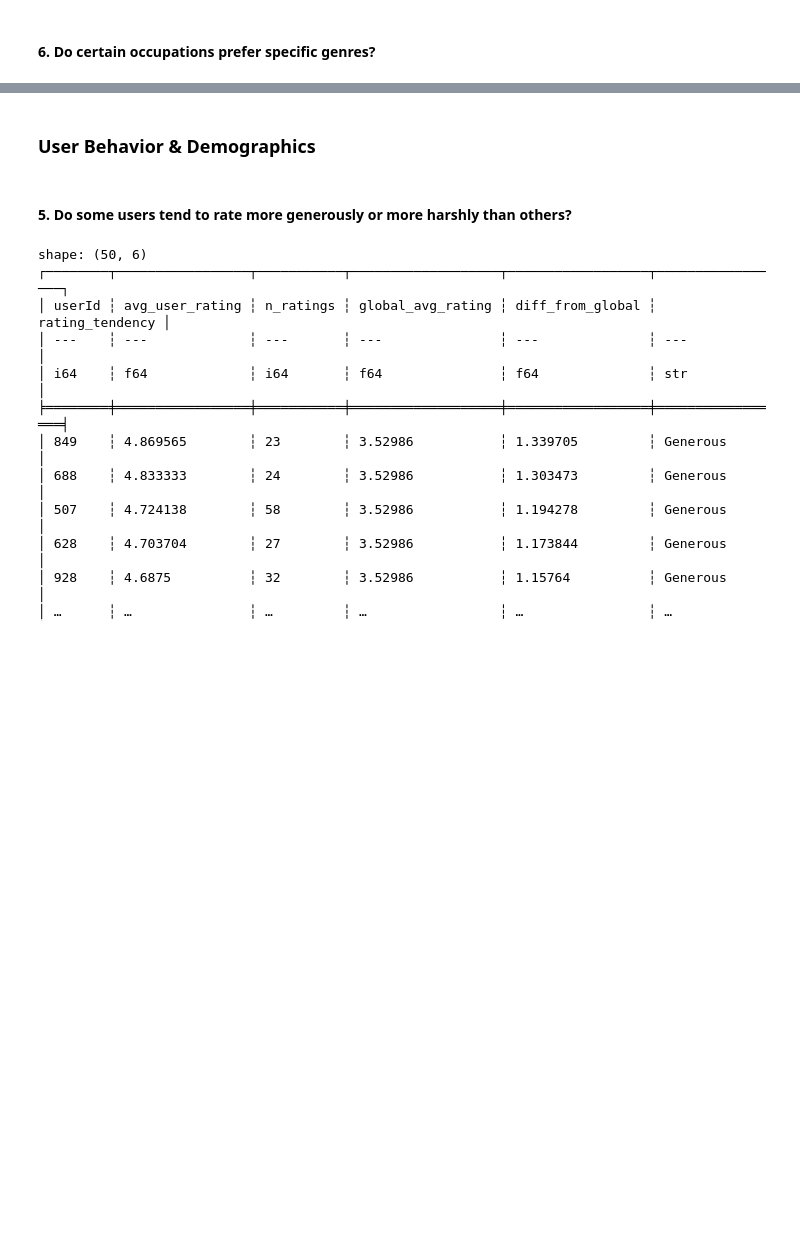
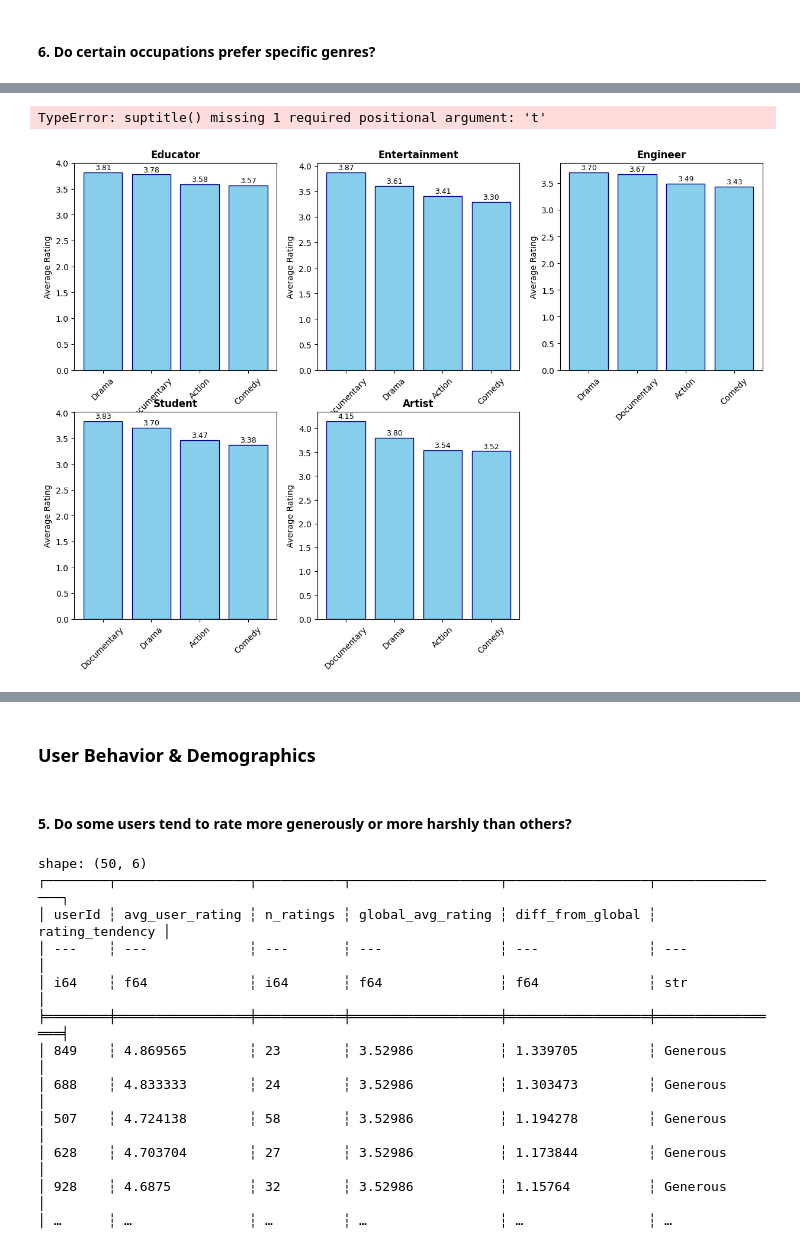
Before and after one commit to GoncaloBento/movielens-aws-duckdb, a Jupyter notebook: notebooks/data_base_handler.ipynb, the cells around one changed output, grey strips where cells are left out. Saved outputs shown, nothing was run; the diff lists cells and outputs as text; code cells hidden in the pictures; blank space fills up the shorter version.

```diff
--- a/notebooks/data_base_handler.ipynb
+++ b/notebooks/data_base_handler.ipynb
@@ -922,0 +964,37 @@ shape: (377, 4)
+# %%
+# Create subplots for each profession
+fig, axes = plt.subplots(2, 3, figsize=(15, 10))
+axes = axes.flatten()
+
+for i, occupation in enumerate(selected_occupations):
+    if i < len(axes):
+        occ_data = plot_data[plot_data['occupation'] == occupation]
+
+        # Sort by rating for better visualization
+        occ_data = occ_data.sort_values('avg_rating', ascending=False)
+
+        bars = axes[i].bar(occ_data['genre'], occ_data['avg_rating'],
+                          color='skyblue', edgecolor='navy')
+
+        axes[i].set_title(f'{occupation.title()}', fontweight='bold')
+        axes[i].set_ylabel('Average Rating')
+        axes[i].tick_params(axis='x', rotation=45)
+
+        # Add value labels on bars
+        for bar in bars:
+            height = bar.get_height()
+            axes[i].text(bar.get_x() + bar.get_width()/2., height + 0.02,
+                        f'{height:.2f}', ha='center', va='bottom', fontsize=9)
+
+# Remove empty subplot if needed
+if len(selected_occupations) < len(axes):
+    for i in range(len(selected_occupations), len(axes)):
+        fig.delaxes(axes[i])
+
+plt.suptitle(
+             fontsize=16, fontweight='bold', y=0.95)
+plt.tight_layout()
+plt.show()
+# %% [output]
+TypeError: suptitle() missing 1 required positional argument: 't'
+[figure, added]
```
Also changed, not shown: parts of 28 cells of this notebook, 6 other files.
